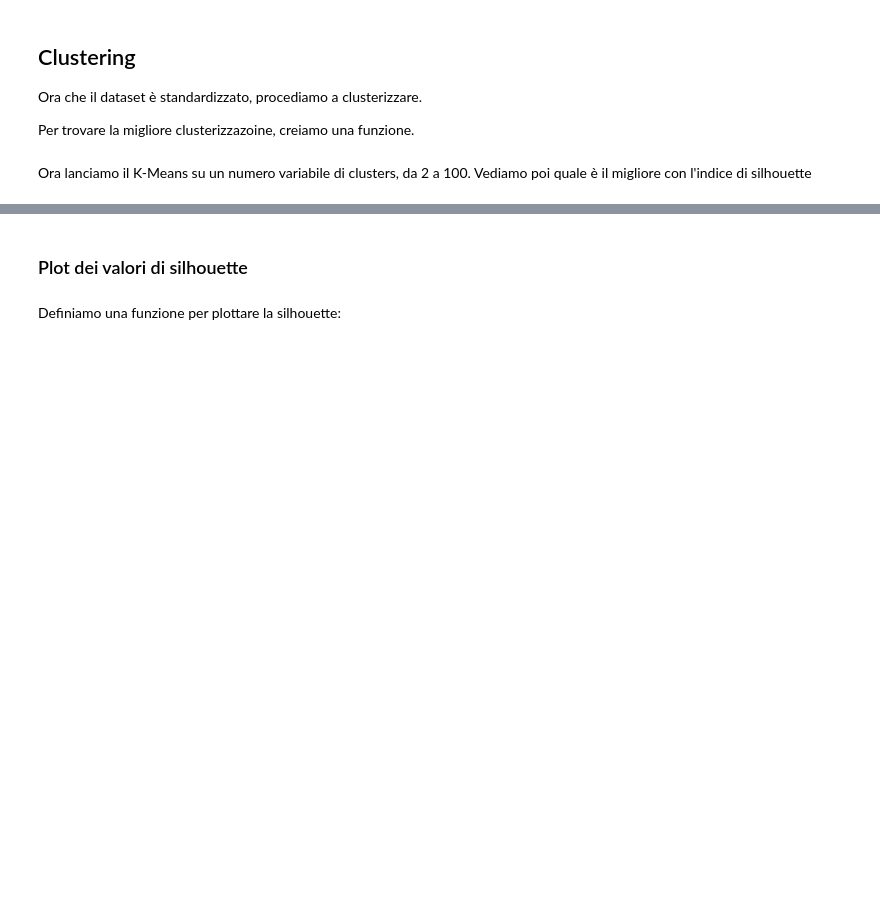
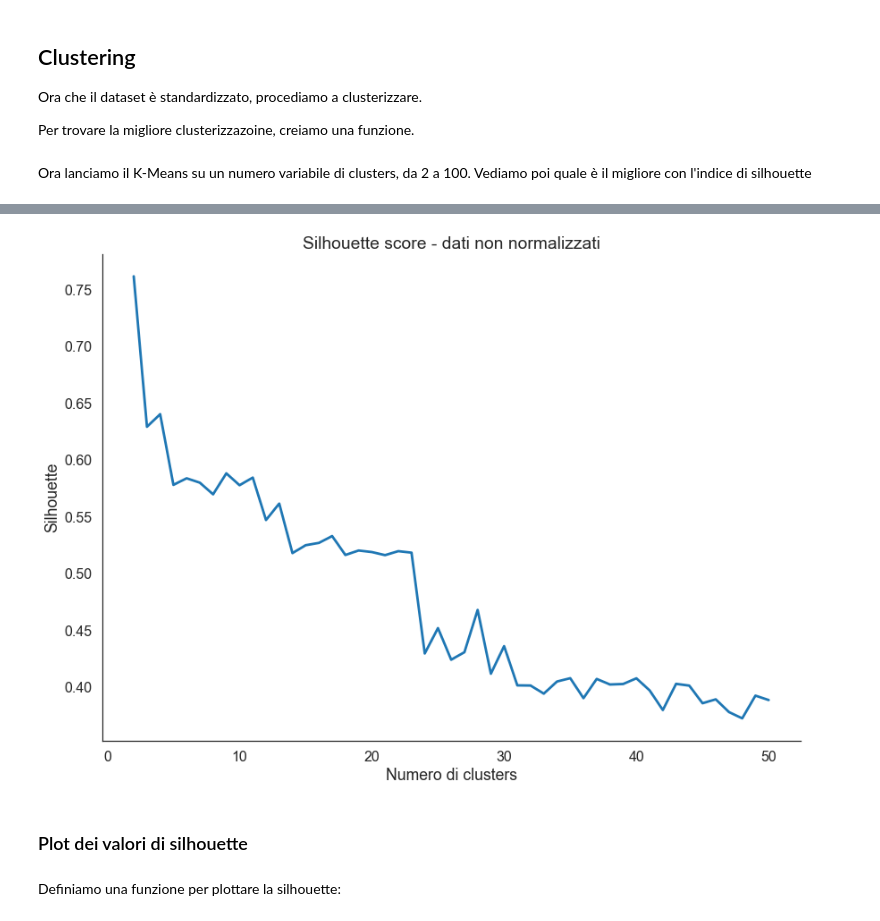
Before and after one commit to PCampi/progettoDT-ML, a Jupyter notebook: Analisi esplorativa e clustering.ipynb, the cells around one changed output, grey strips where cells are left out. Saved outputs shown, nothing was run; the diff lists cells and outputs as text; code cells hidden in the pictures; blank space fills up the shorter version.

```diff
--- a/Analisi esplorativa e clustering.ipynb
+++ b/Analisi esplorativa e clustering.ipynb
@@ -322,20 +487,25 @@ print("Best silhouette score is {:6.4f} with {} clusters"
 # %%
 ### Plot andamento silhouette media con il numero di clusters
 with sns.axes_style(style):
     if export_images:
-        sns.set_context('talk')
+        sns.set_context('poster')
 
-    avg_silh_plot = avg_silhouette.loc[0, :].values
+    avg_silh_plot_ns = avg_silhouette_ns.loc[0, :].values
     fig, ax = pl.subplots(ncols=1, figsize=(14, 10))
-    pl.plot(np.array(avg_silhouette.columns.tolist()), avg_silh_plot)
-    ax.set_title("Silhouette score")
+    pl.plot(np.array(avg_silhouette_ns.columns.tolist()), avg_silh_plot_ns)
+    pl.xlabel("Numero di clusters")
+    pl.ylabel("Silhouette")
+
+    ax.set_title("Silhouette score - dati non normalizzati")
     sns.despine()
 
     pl.show()
 
     if export_images:
-        fig.savefig(img_folder + 'silhouette_vs_nclusters.png', bbox_inches='tight')
+        #fig.savefig(img_folder + 'silhouette_vs_nclusters.png', bbox_inches='tight')
         sns.set_context('notebook')
+# %% [output]
+[figure, added]
 # %% [markdown]
 ### Plot dei valori di silhouette
 # %% [markdown]
```
Also changed, not shown: parts of 53 cells of this notebook.
